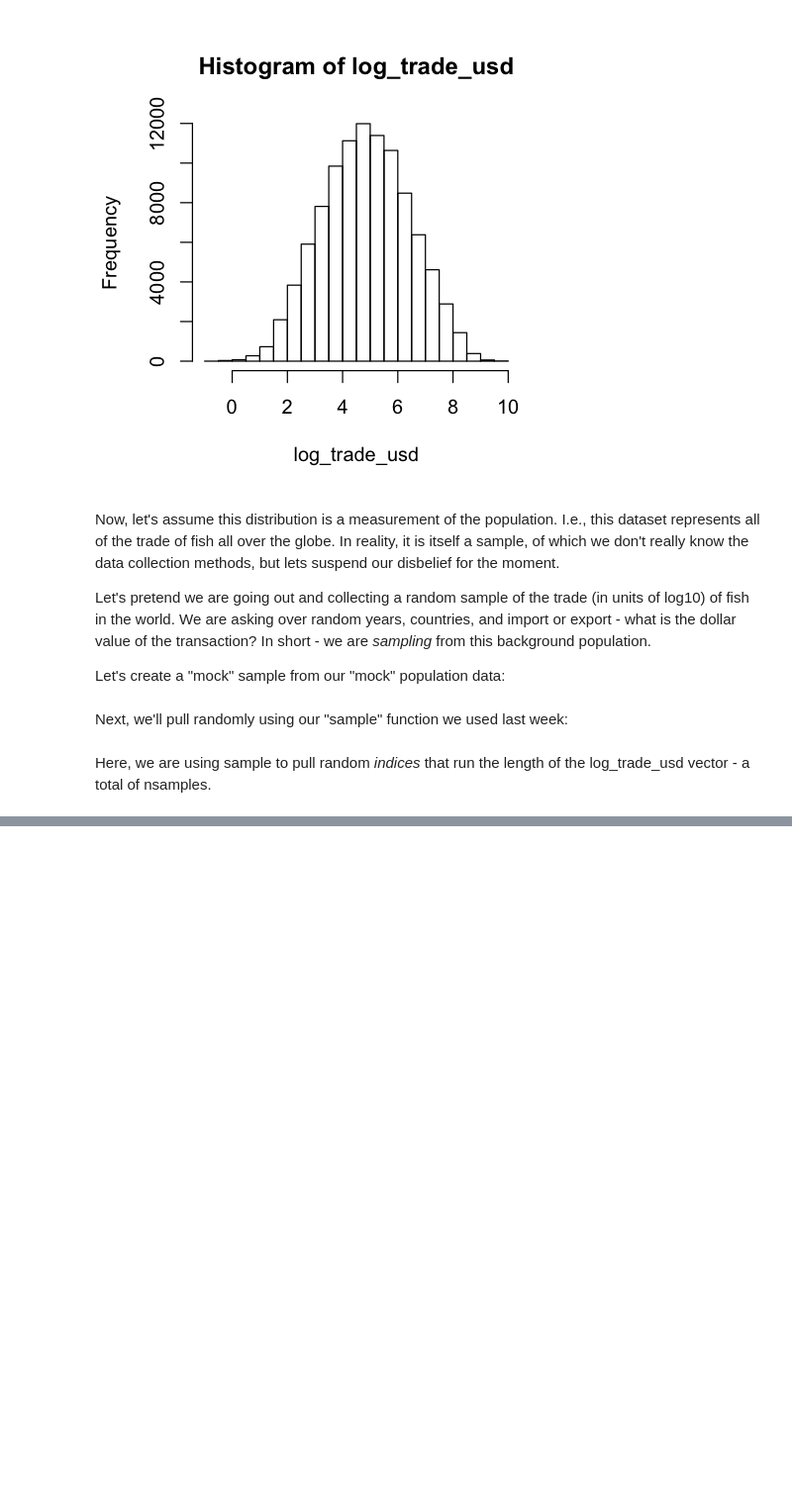
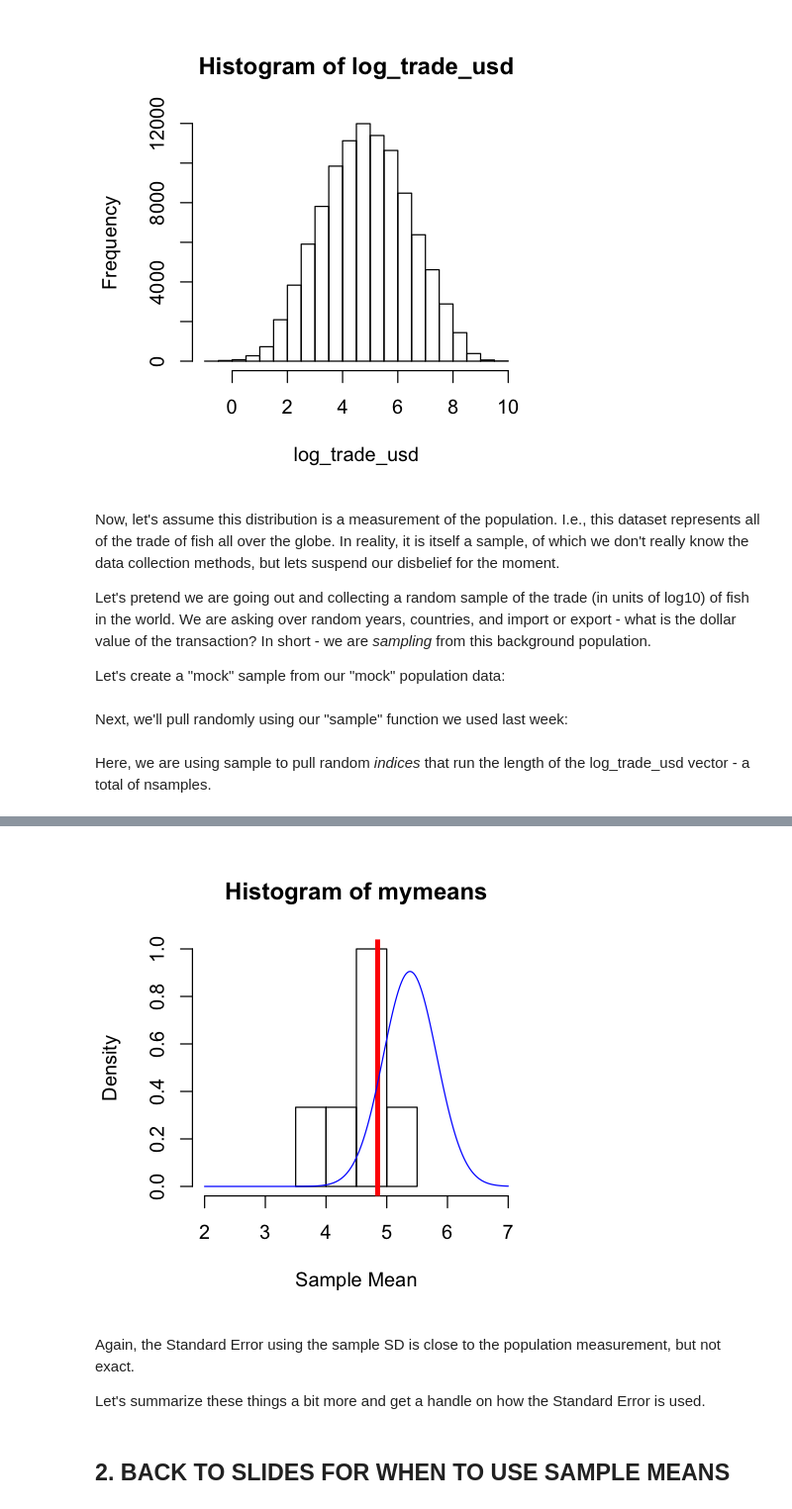
Before and after one commit to jnaiman/is542_spring2020, a Jupyter notebook: week07/prep_part1_foundationsForInference.ipynb, the cells around one changed output, grey strips where cells are left out. Shown: that part at 99% size. Drawn from its saved outputs; the diff is of its cells as text; code cells hidden in the pictures; blank space fills up the shorter version.

```diff
--- a/week07/prep_part1_foundationsForInference.ipynb
+++ b/week07/prep_part1_foundationsForInference.ipynb
@@ -42,0 +128,14 @@ Here, we are using sample to pull random *indices* that run the length of the lo
+# %%
+hist(mymeans, xlab="Sample Mean", prob=TRUE, xlim=c(2,7))
+abline(v=mean(log_trade_usd), col="red", lwd=4) # population mean
+
+SE_estimate = sd(mysample)/nsamples**0.5
+lines(x, dnorm(x,mean=mean(mysample), sd=SE_estimate), col="blue")
+# %% [output]
+[figure, added]
+# %% [markdown]
+Again, the Standard Error using the sample SD is close to the population measurement, but not exact.
+
+Let's summarize these things a bit more and get a handle on how the Standard Error is used.
+# %% [markdown]
+## 2. BACK TO SLIDES FOR WHEN TO USE SAMPLE MEANS
```
Also changed, not shown: parts of 22 cells of this notebook.
